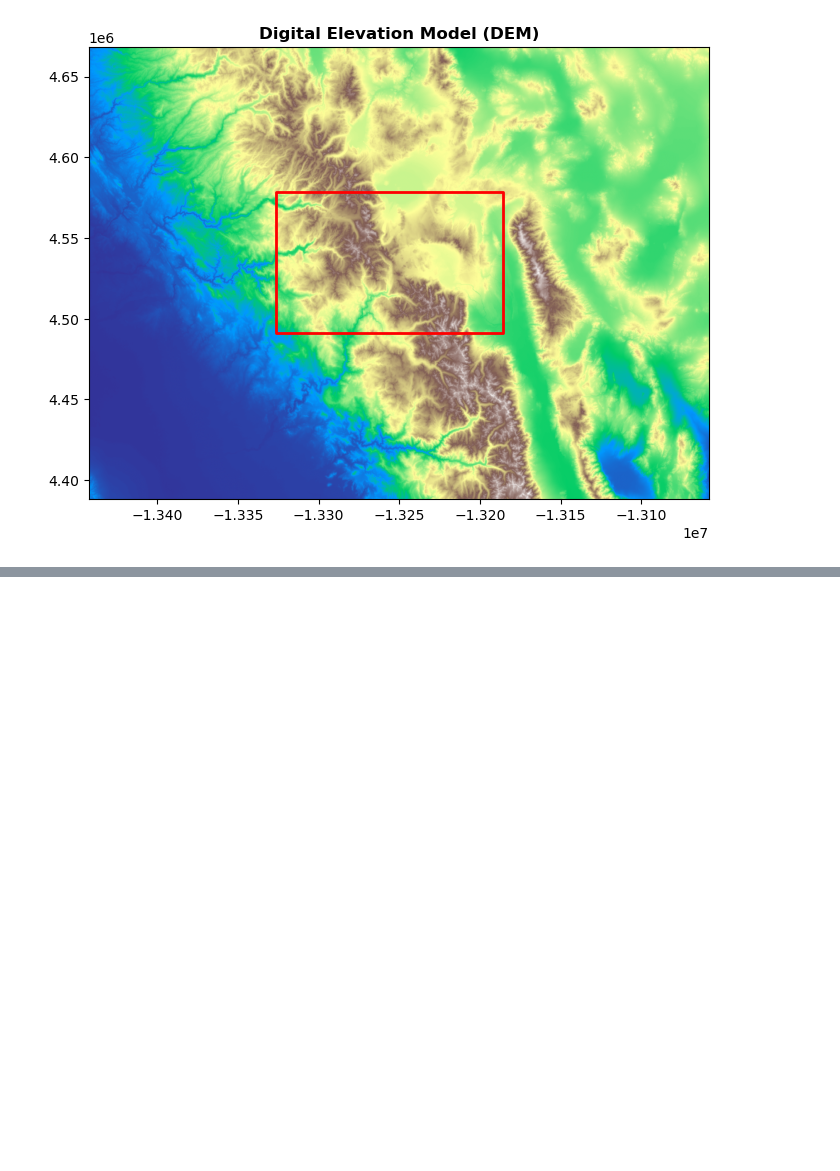
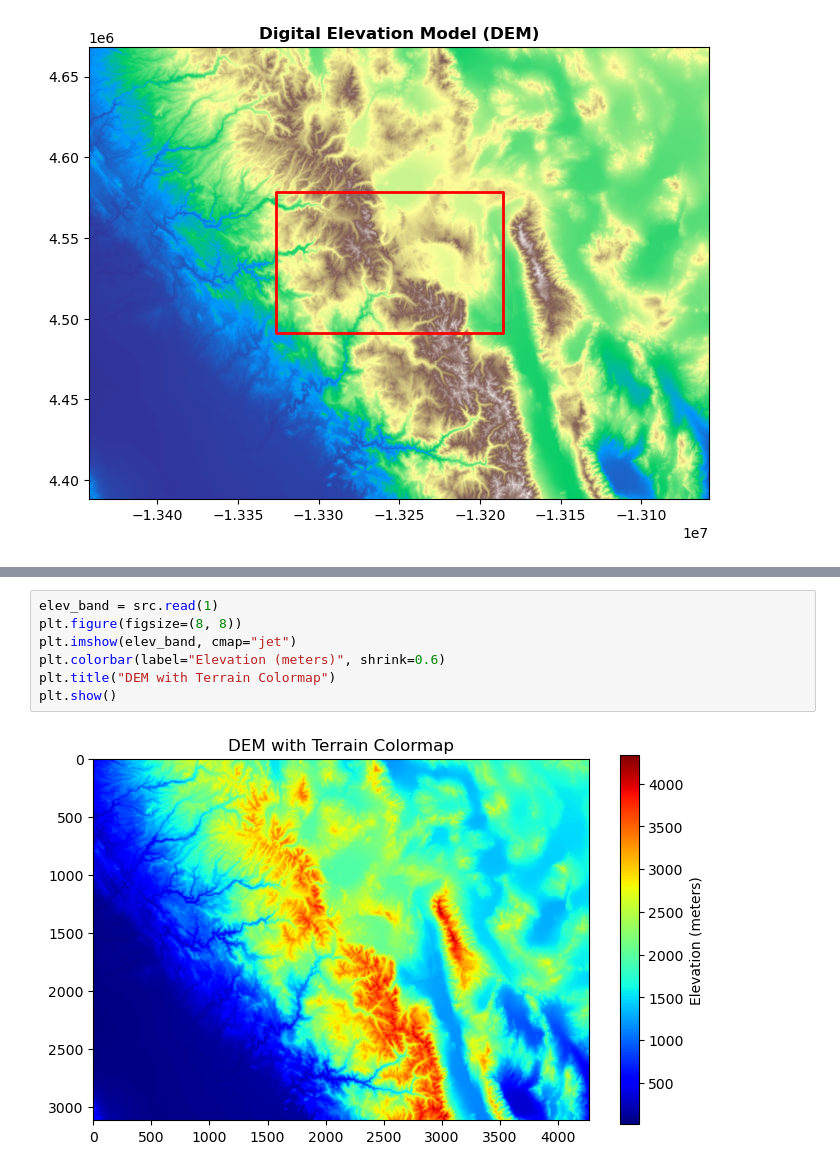
Before and after one commit to Geography-and-Planning/intro-to-gis, a Jupyter notebook: notebook/rasterio.ipynb, the cells around one changed output, grey strips where cells are left out. Drawn from its saved outputs; the diff is of its cells as text; blank space fills up the shorter version.

```diff
--- a/notebook/rasterio.ipynb
+++ b/notebook/rasterio.ipynb
@@ -104,0 +116,9 @@ gdf.plot(ax=ax, edgecolor="red", facecolor="none", lw=2)
+# %%
+elev_band = src.read(1)
+plt.figure(figsize=(8, 8))
+plt.imshow(elev_band, cmap="jet")
+plt.colorbar(label="Elevation (meters)", shrink=0.6)
+plt.title("DEM with Terrain Colormap")
+plt.show()
+# %% [output]
+[figure, added]
```
Also changed, not shown: parts of 8 cells of this notebook, 1 other file.
